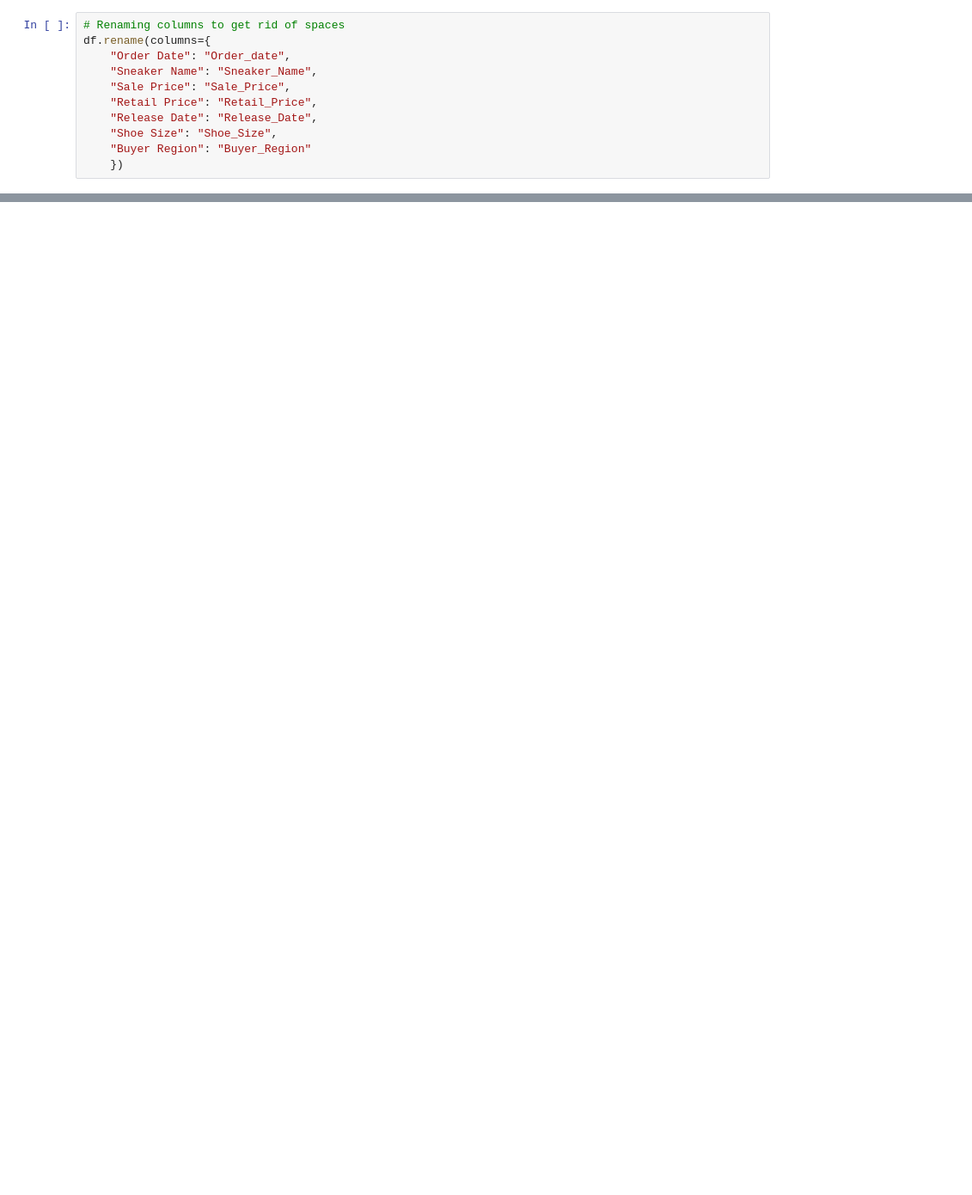
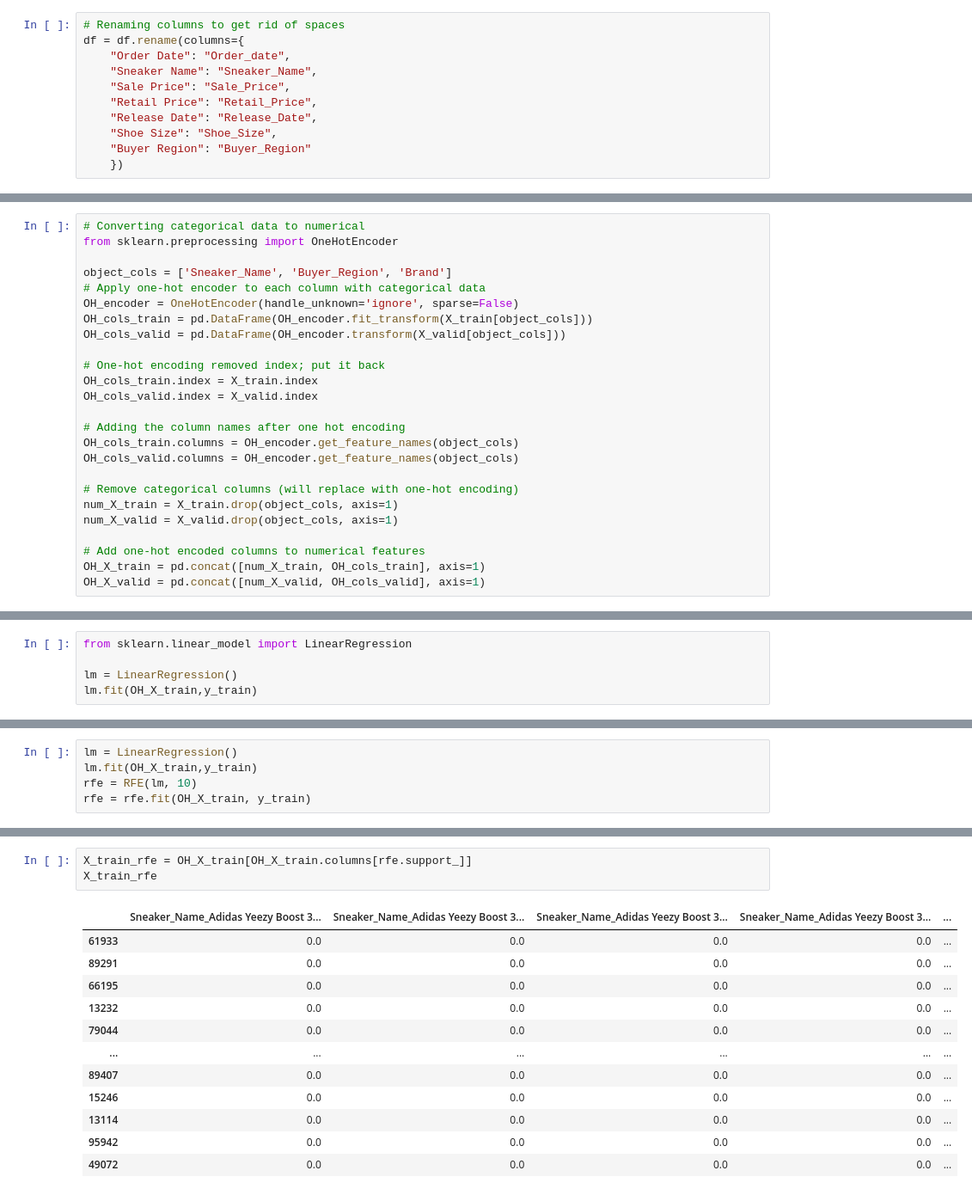
Before and after one commit to lognorman20/stockx_competiton, a Jupyter notebook: model_1.ipynb, the cells around one changed output, grey strips where cells are left out. Shown at 86% size. Cells and saved outputs as stored; diff of their text form; blank space fills up the shorter version.

Commit message:
created linear regression

```diff
--- a/model_1.ipynb
+++ b/model_1.ipynb
@@ -22,6 +75,6 @@ df
 # %%
 # Renaming columns to get rid of spaces
-df.rename(columns={
+df = df.rename(columns={
     "Order Date": "Order_date",
     "Sneaker Name": "Sneaker_Name",
     "Sale Price": "Sale_Price",
@@ -46,0 +103,25 @@ df.rename(columns={
+# %%
+# Converting categorical data to numerical
+from sklearn.preprocessing import OneHotEncoder
+
+object_cols = ['Sneaker_Name', 'Buyer_Region', 'Brand']
+# Apply one-hot encoder to each column with categorical data
+OH_encoder = OneHotEncoder(handle_unknown='ignore', sparse=False)
+OH_cols_train = pd.DataFrame(OH_encoder.fit_transform(X_train[object_cols]))
+OH_cols_valid = pd.DataFrame(OH_encoder.transform(X_valid[object_cols]))
+
+# One-hot encoding removed index; put it back
+OH_cols_train.index = X_train.index
+OH_cols_valid.index = X_valid.index
+
+# Adding the column names after one hot encoding
+OH_cols_train.columns = OH_encoder.get_feature_names(object_cols)
+OH_cols_valid.columns = OH_encoder.get_feature_names(object_cols)
+
+# Remove categorical columns (will replace with one-hot encoding)
+num_X_train = X_train.drop(object_cols, axis=1)
+num_X_valid = X_valid.drop(object_cols, axis=1)
+
+# Add one-hot encoded columns to numerical features
+OH_X_train = pd.concat([num_X_train, OH_cols_train], axis=1)
+OH_X_valid = pd.concat([num_X_valid, OH_cols_valid], axis=1)
@@ -46,0 +130,5 @@ df.rename(columns={
+# %%
+from sklearn.linear_model import LinearRegression
+
+lm = LinearRegression()
+lm.fit(OH_X_train,y_train)
@@ -46,0 +177,5 @@ df.rename(columns={
+# %%
+lm = LinearRegression()
+lm.fit(OH_X_train,y_train)
+rfe = RFE(lm, 10)
+rfe = rfe.fit(OH_X_train, y_train)
@@ -46,0 +202,16 @@ df.rename(columns={
+# %%
+X_train_rfe = OH_X_train[OH_X_train.columns[rfe.support_]]
+X_train_rfe
+# %% [output]
+|  | Sneaker_Name_Adidas Yeezy Boost 3... | Sneaker_Name_Adidas Yeezy Boost 3... | Sneaker_Name_Adidas Yeezy Boost 3... | Sneaker_Name_Adidas Yeezy Boost 3... | ... |
+| 61933 | 0.0 | 0.0 | 0.0 | 0.0 | ... |
+| 89291 | 0.0 | 0.0 | 0.0 | 0.0 | ... |
+| 66195 | 0.0 | 0.0 | 0.0 | 0.0 | ... |
+| 13232 | 0.0 | 0.0 | 0.0 | 0.0 | ... |
+| 79044 | 0.0 | 0.0 | 0.0 | 0.0 | ... |
+| ... | ... | ... | ... | ... | ... |
+| 89407 | 0.0 | 0.0 | 0.0 | 0.0 | ... |
+| 15246 | 0.0 | 0.0 | 0.0 | 0.0 | ... |
+| 13114 | 0.0 | 0.0 | 0.0 | 0.0 | ... |
+| 95942 | 0.0 | 0.0 | 0.0 | 0.0 | ... |
+| 49072 | 0.0 | 0.0 | 0.0 | 0.0 | ... |
```
Also changed, not shown: parts of 24 cells of this notebook.
